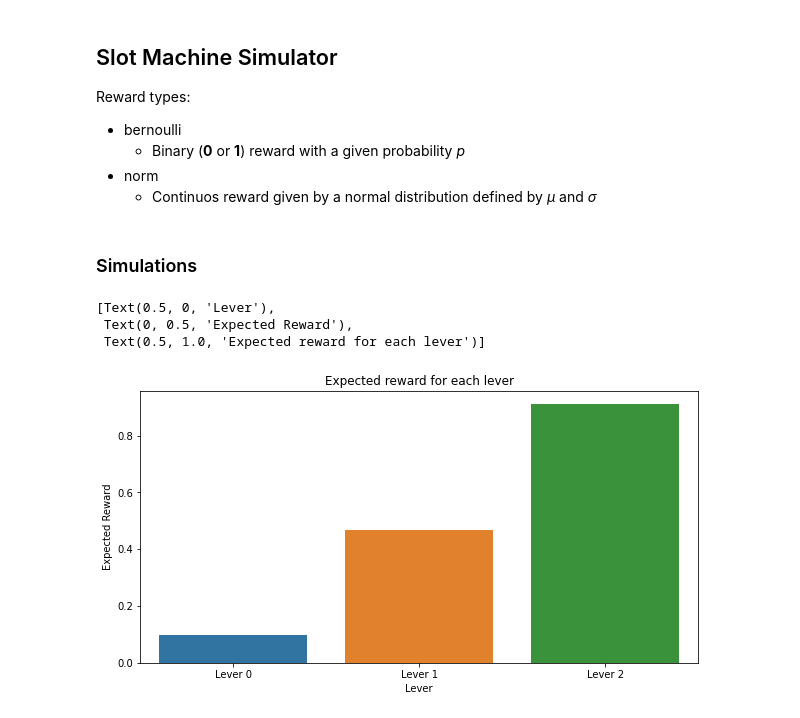
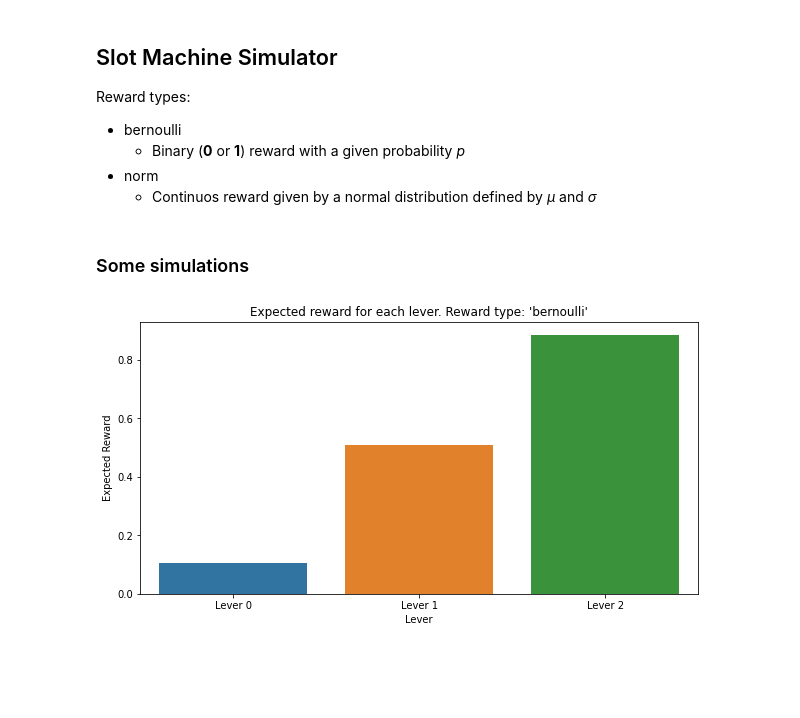
Before and after one commit to Tauranis/rl-playground, a Jupyter notebook: notebooks/MAB.ipynb, the cells around one changed output. Saved outputs shown, nothing was run; the diff lists cells and outputs as text; code cells hidden in the pictures; blank space fills up the shorter version.

```diff
--- a/notebooks/MAB.ipynb
+++ b/notebooks/MAB.ipynb
@@ -40,24 +46,23 @@ class MABMachines(object):
-# %% [markdown]
-### Simulations
+# %% [markdown]
+### Some simulations
 # %%
-N = 1000
-bin_mab_prob_list = [0.1, 0.5, 0.9]
-bin_mab = MABMachines(bin_mab_prob_list, reward_type='bernoulli')
-bin_mab_reward_mean = {}
+def simulate_pull_lever(N, reward_list, reward_type):
+    N = 1000
+    slot_machine = SlotMachine(reward_list, reward_type=reward_type)
+    lever_reward_mean = {}
 
-fig = plt.figure(figsize=(10,5))
-for i, prob in enumerate(bin_mab_prob_list):
-   bin_mab_reward_mean[prob] = np.mean([bin_mab.pull_lever(i) for _ in range(N)])
+    fig = plt.figure(figsize=(10,5))
+    for i, prob in enumerate(range(slot_machine.n_levers)):
+        lever_reward_mean[prob] = np.mean([slot_machine.pull_lever(i) for _ in range(N)])
 
-p = sns.barplot(
-    x=list(range(len(bin_mab_prob_list))),
-    y=list(bin_mab_reward_mean.values())
-    )
-p.set(xticklabels=[f"Lever {i}" for i in list(range(len(bin_mab_prob_list)))])
-p.set(xlabel = 'Lever', ylabel = 'Expected Reward', title='Expected reward for each lever')
+    p = sns.barplot(
+        x=list(range(len(reward_list))),
+        y=list(lever_reward_mean.values())
+        )
+    p.set(xticklabels=[f"Lever {i}" for i in list(range(len(reward_list)))])
+    p.set(xlabel = 'Lever', ylabel = 'Expected Reward', title=f"Expected reward for each lever. Reward type: '{reward_type}'")
-# %% [output]
-[Text(0.5, 0, 'Lever'),
- Text(0, 0.5, 'Expected Reward'),
- Text(0.5, 1.0, 'Expected reward for each lever')]
-[figure, removed]
+# %%
+simulate_pull_lever(1000,[0.1, 0.5, 0.9], 'bernoulli')
+# %% [output]
+[figure, added]
 # %%
```
Also changed, not shown: parts of 17 cells of this notebook.
